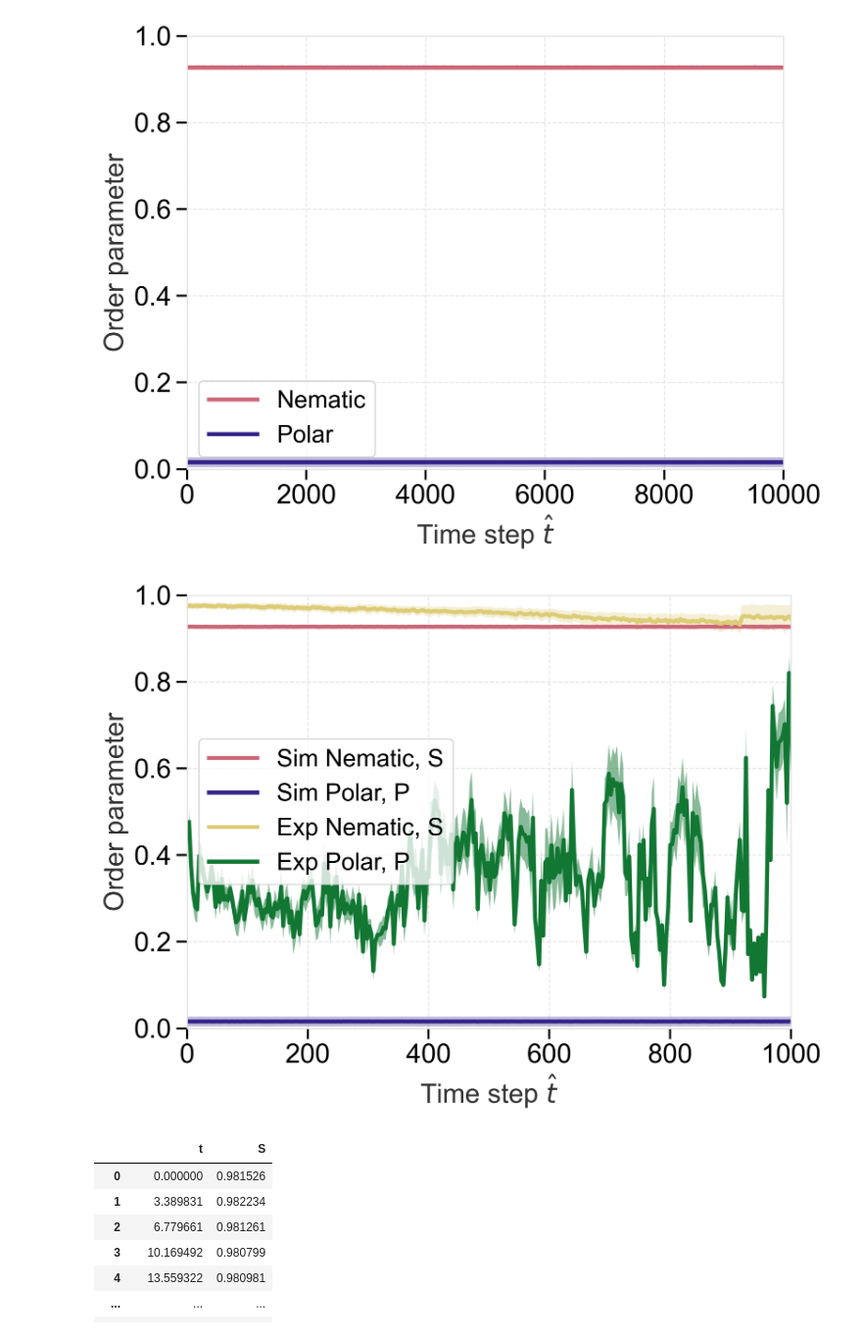
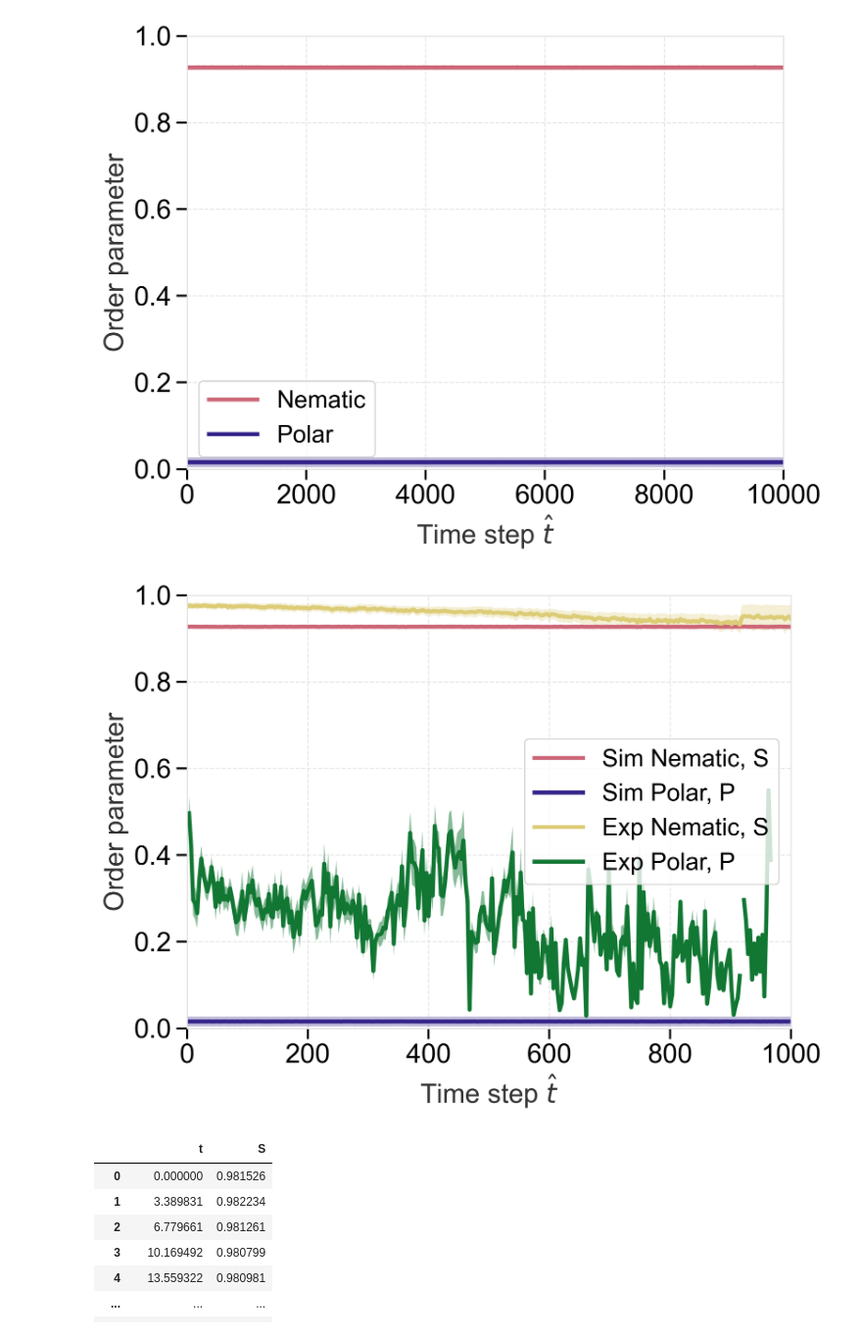
Before and after one commit to wppppupr/MTCargoSim, a Jupyter notebook: analysis/graph/order.ipynb, the cells around one changed output. Shown at 98% size. Cells and saved outputs as stored; diff of their text form; code cells hidden in the pictures.

```diff
--- a/analysis/graph/order.ipynb
+++ b/analysis/graph/order.ipynb
@@ -69,7 +69,7 @@ path2 = "/Volumes/My Passport/Sasaki/MTsingleBeads/20260122/exp002"
 path3 = '/Volumes/My Passport/Sasaki/MTsingleBeads/20260121/beads_trans_crop_crop'
 path4 = '/Volumes/My Passport/Sasaki/MTsingleBeads/20260121/exp_crop1'
 
-polar_exp = pd.read_csv('/Users/sasakinozomu/code/MTCargo_analysis/analysis_data/global_polar.csv')
+polar_exp = pd.read_csv('/Users/sasakinozomu/code/MTCargo_analysis/analysis_data/global_polar_masked.csv')
 
 tau = 1.18
 interval = 4
@@ -88,34 +88,34 @@ GP_times = []
 GP_all = []
 
 for path in [path0, path1, path2, path3, path4]:
     order_path = os.path.join(path, 'order_parameter.zarr')
     order_zarr = zarr.open(order_path, mode='r')
     GS_t.extend(order_zarr[0,:]/tau)
     GS_exp.extend(order_zarr[1,:])
 
 GS_df = pd.DataFrame({'t': GS_t, 'S': GS_exp})
 exp_t = GS_df.groupby('t').mean().index
 exp_S = GS_df.groupby('t').mean()['S']
 exp_S_sem = GS_df.groupby('t').sem()['S']
 
 ax.plot(exp_t, exp_S, label='Exp Nematic, S')
 ax.fill_between(exp_t, exp_S - exp_S_sem, exp_S + exp_S_sem, alpha=0.3)
 
 PEM = np.mean(polar_exp, axis = 1)
 PEsem = np.std(polar_exp, axis = 1)/5
 
 ax.plot(np.arange(len(PEM)) * 4/tau, PEM,label='Exp Polar, P')
 ax.fill_between(np.arange(len(PEM)) * 4/tau, PEM - PEsem, PEM + PEsem, alpha = 0.5)
 
 ax.set(xlabel='Time step $\hat{t}$', ylabel='Order parameter', xlim = (0, 1e3), ylim = (0, 1))
 ax.legend()
 
 cd=os.getcwd()
 
 fig.savefig(f"{cd}/figure/order_parameter_exp.png", bbox_inches='tight')
 fig.savefig(f"{cd}/figure/order_parameter_exp.pdf", bbox_inches='tight')
 # %% [output]
-[figure, old version]
+[figure, new version]
 # %%
 OP_list = np.array([order_zarr[0,:]/tau, order_zarr[1,:]]).T
 # %%
```
Also changed, not shown: 3 other files.
